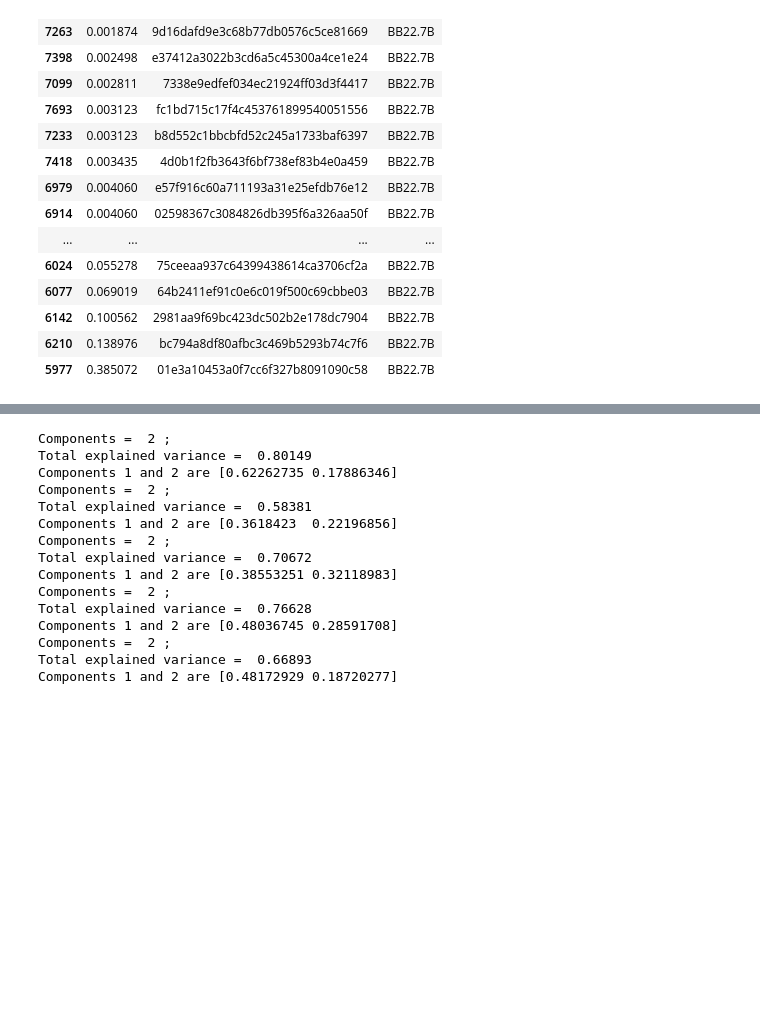
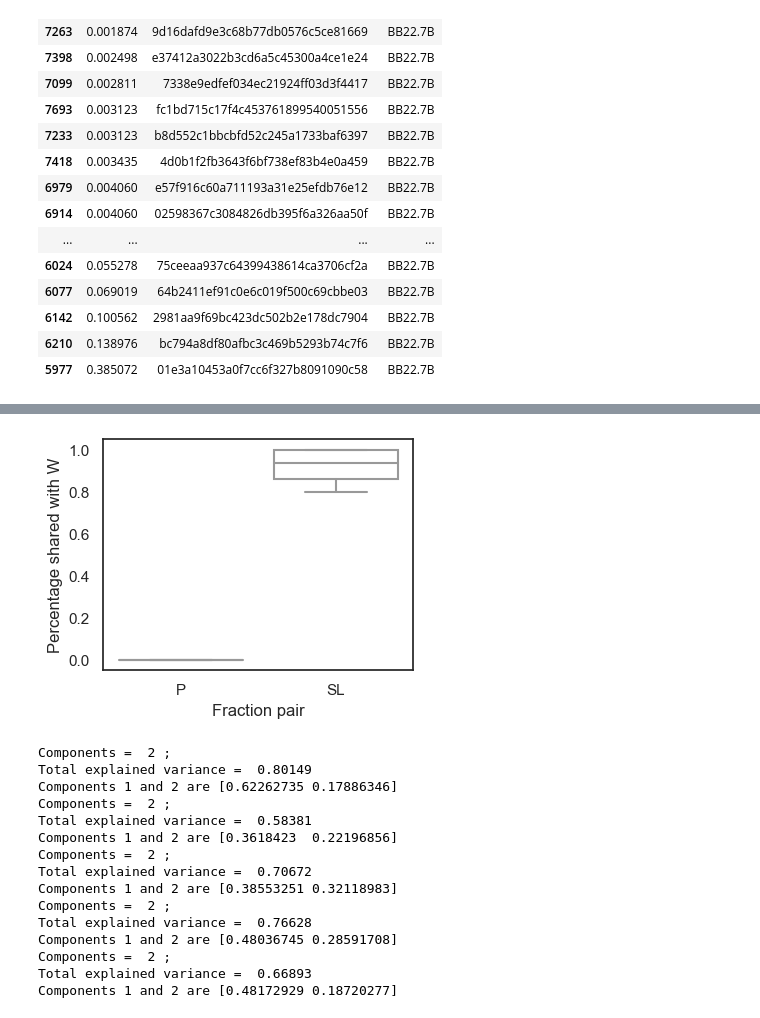
Before and after one commit to dianahaider/size_fractions, a Jupyter notebook: bb2022_pooled_samples_addition.ipynb, the cells around one changed output, grey strips where cells are left out. Saved outputs shown, nothing was run; the diff lists cells and outputs as text; code cells hidden in the pictures; blank space fills up the shorter version.

```diff
--- a/bb2022_pooled_samples_addition.ipynb
+++ b/bb2022_pooled_samples_addition.ipynb
@@ -301,3 +368,16 @@ Components 1 and 2 are [0.54006532 0.15596701]
+# %%
+sns.set(style='white')
+
+ax=sns.boxplot(x="size_code",
+                y='lengthperc',
+                data=df5, color='white')
+
+#ax.set_xticklabels(['SL-W', 'P-W', 'P-SL'])
+ax.set_xlabel('Fraction pair')
+ax.set_ylabel('Percentage shared with W')
+plt.savefig('outputs/'+comm+'/compareall_wpooled_nteresctiion_W.png', dpi=300, bbox_inches='tight')
+# %% [output]
+[figure, added]
 # %%
 table=onlyDFRW
 # %%
```
Also changed, not shown: parts of 9 cells of this notebook, 3 other files.
